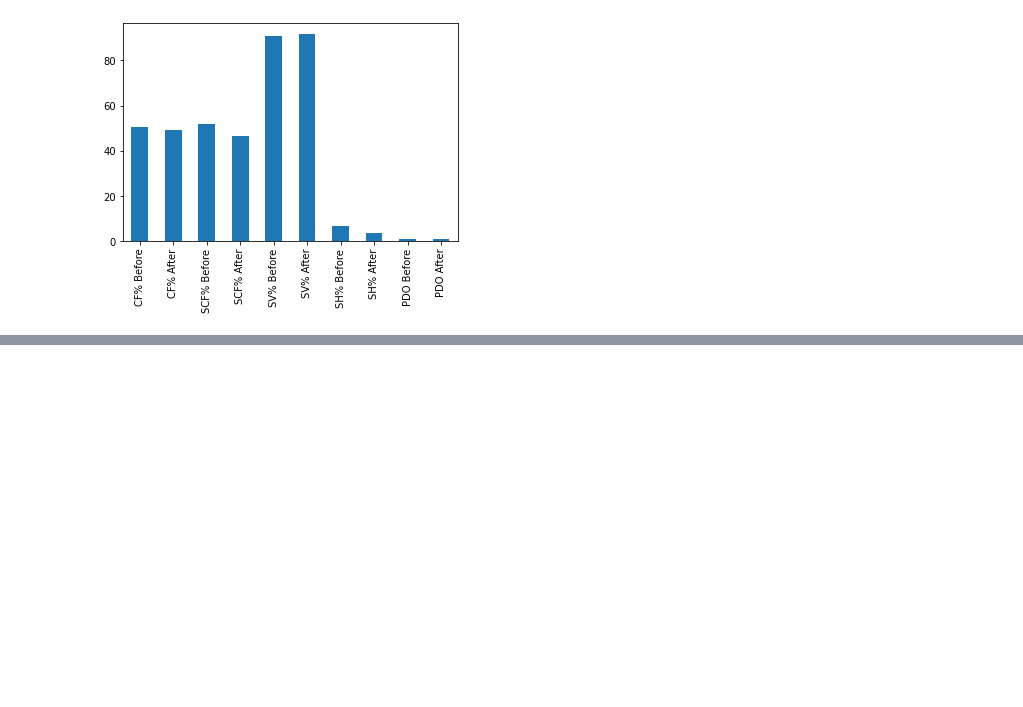
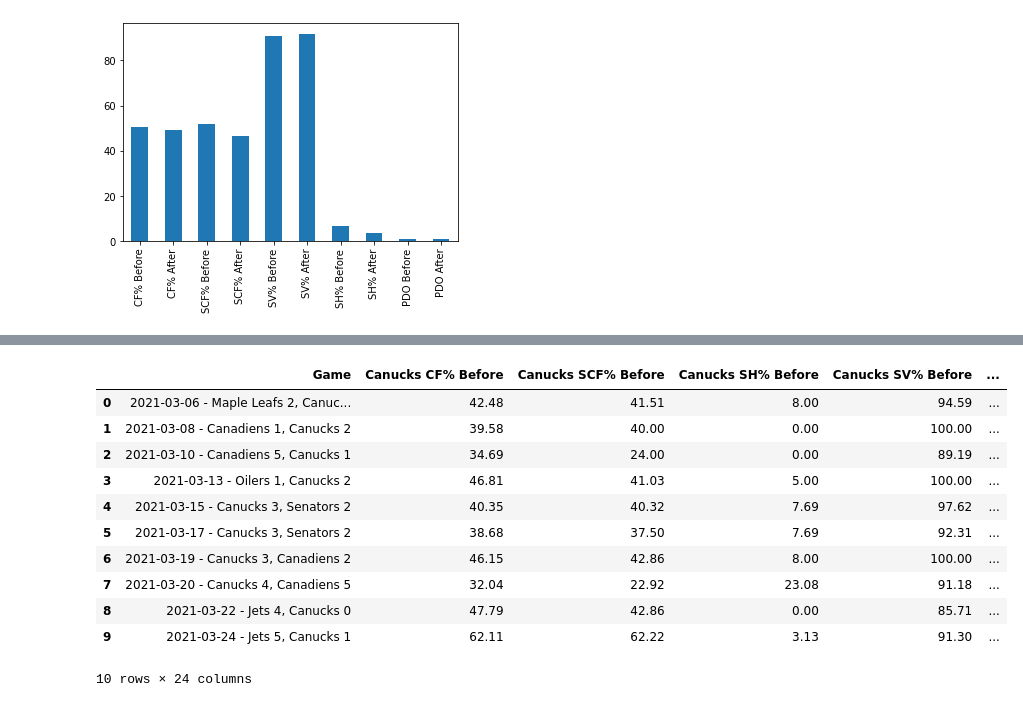
Before and after one commit to data301-2021-winter1/project-group23-project, a Jupyter notebook: notebooks/analysis1.ipynb, the cells around one changed output, grey strips where cells are left out. Drawn from its saved outputs; the diff is of its cells as text; code cells hidden in the pictures; blank space fills up the shorter version.

Commit message:
Created Final DataFrame

```diff
--- a/notebooks/analysis1.ipynb
+++ b/notebooks/analysis1.ipynb
@@ -544,0 +575,16 @@ FSBandA1.mean().plot(kind='bar')
+# %%
+FinalCovidDataFrame = pd.concat([CanucksColumn,SabresColumn], axis=1)
+FinalCovidDataFrame
+# %% [output]
+|  | Game | Canucks CF% Before | Canucks SCF% Before | Canucks SH% Before | Canucks SV% Before | ... |
+| 0 | 2021-03-06 - Maple Leafs 2, Canuc... | 42.48 | 41.51 | 8.00 | 94.59 | ... |
+| 1 | 2021-03-08 - Canadiens 1, Canucks 2 | 39.58 | 40.00 | 0.00 | 100.00 | ... |
+| 2 | 2021-03-10 - Canadiens 5, Canucks 1 | 34.69 | 24.00 | 0.00 | 89.19 | ... |
+| 3 | 2021-03-13 - Oilers 1, Canucks 2 | 46.81 | 41.03 | 5.00 | 100.00 | ... |
+| 4 | 2021-03-15 - Canucks 3, Senators 2 | 40.35 | 40.32 | 7.69 | 97.62 | ... |
+| 5 | 2021-03-17 - Canucks 3, Senators 2 | 38.68 | 37.50 | 7.69 | 92.31 | ... |
+| 6 | 2021-03-19 - Canucks 3, Canadiens 2 | 46.15 | 42.86 | 8.00 | 100.00 | ... |
+| 7 | 2021-03-20 - Canucks 4, Canadiens 5 | 32.04 | 22.92 | 23.08 | 91.18 | ... |
+| 8 | 2021-03-22 - Jets 4, Canucks 0 | 47.79 | 42.86 | 0.00 | 85.71 | ... |
+| 9 | 2021-03-24 - Jets 5, Canucks 1 | 62.11 | 62.22 | 3.13 | 91.30 | ... |
+10 rows × 24 columns
```
Also changed, not shown: parts of 3 cells of this notebook, 1 other file.
